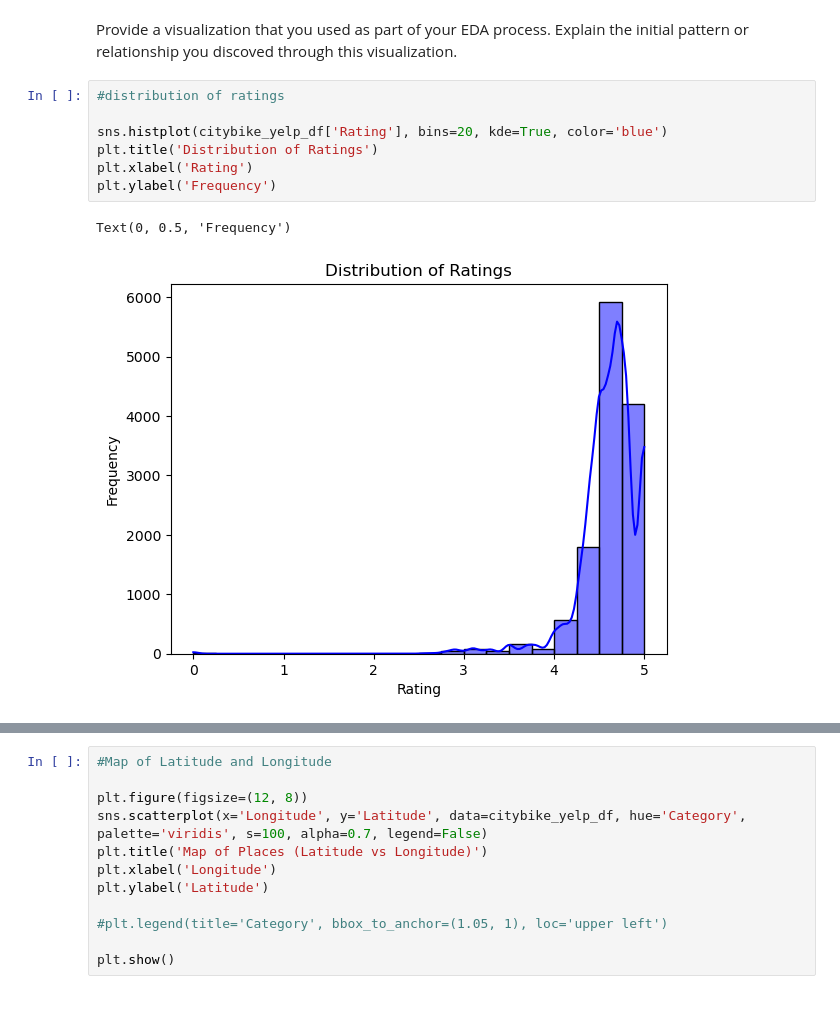
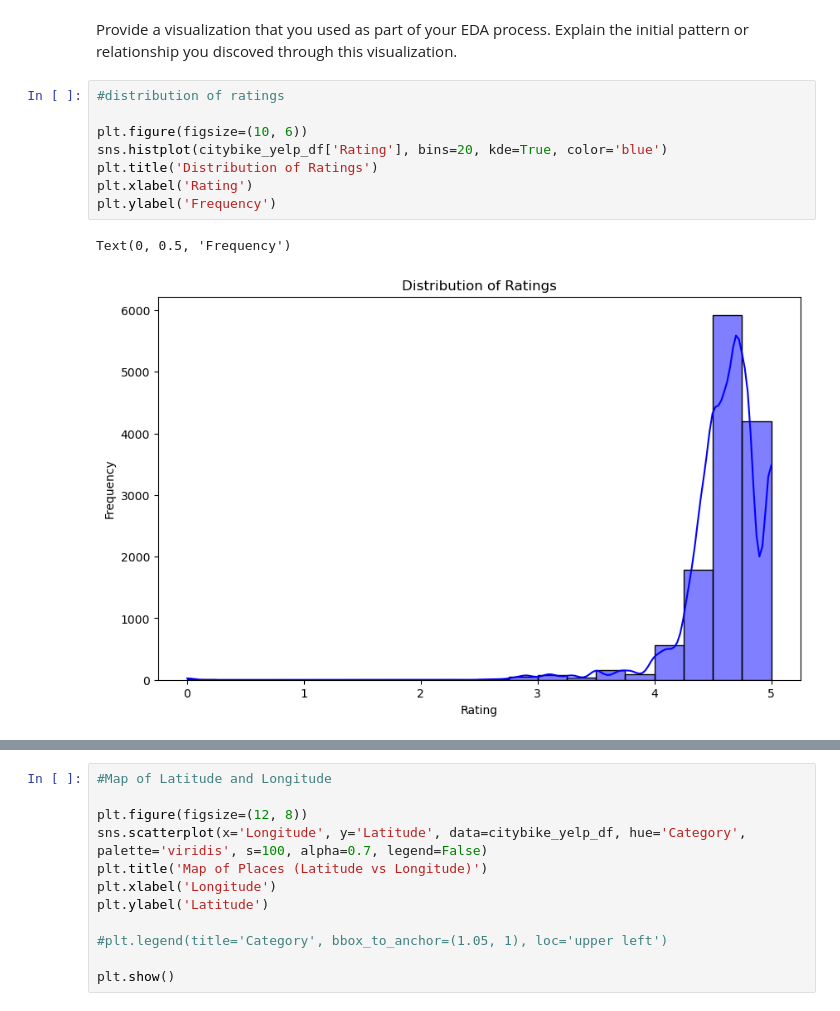
Before and after one commit to AlinaTendler/LHL-Project-2-Statistical-Modelling-with-Python, a Jupyter notebook: notebooks/joining_data.ipynb, the cells around one changed output, grey strips where cells are left out. Cells and saved outputs as stored; diff of their text form.

```diff
--- a/notebooks/joining_data.ipynb
+++ b/notebooks/joining_data.ipynb
@@ -32,13 +32,14 @@ Provide a visualization that you used as part of your EDA process. Explain the i
 # %%
 #distribution of ratings
 
+plt.figure(figsize=(10, 6))
 sns.histplot(citybike_yelp_df['Rating'], bins=20, kde=True, color='blue')
 plt.title('Distribution of Ratings')
 plt.xlabel('Rating')
 plt.ylabel('Frequency')
 # %% [output]
 Text(0, 0.5, 'Frequency')
-[figure, old version]
+[figure, new version]
 # %%
 #histogram of available bikes
 
```
Also changed, not shown: parts of 1 cell of this notebook.
